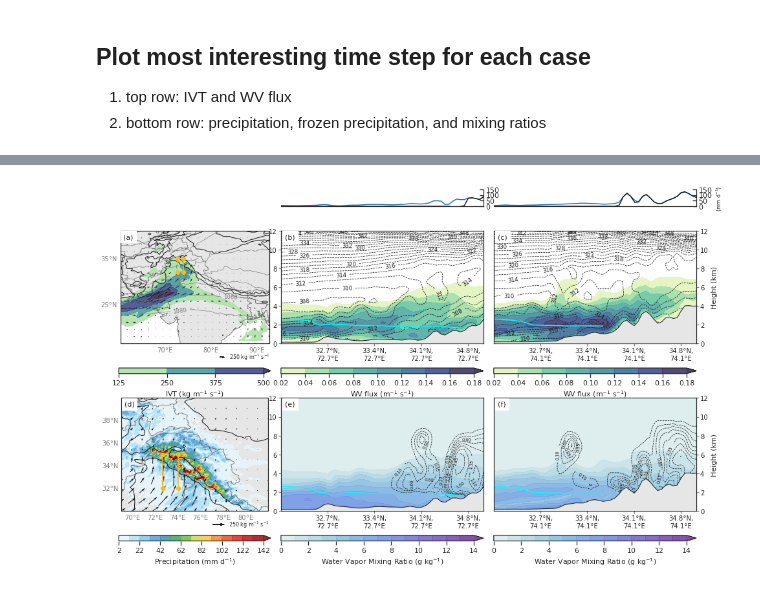
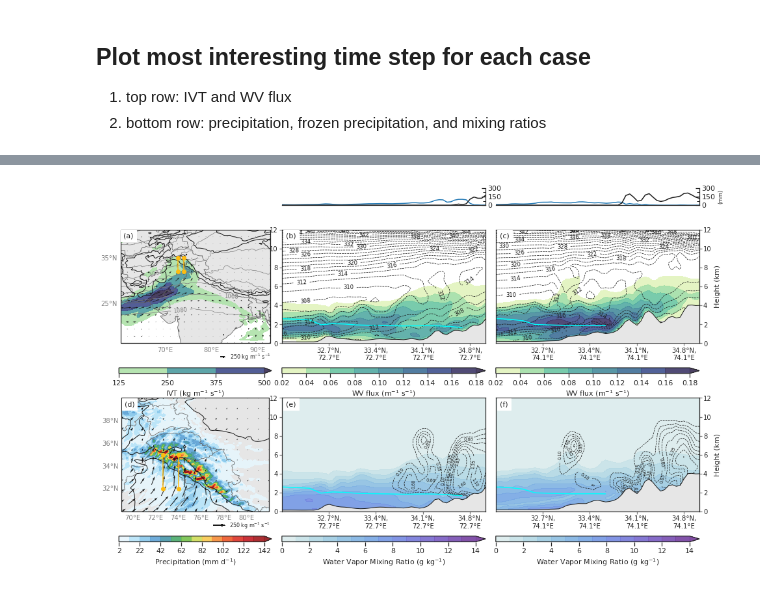
Before and after one commit to dlnash/HMA_AR_freezing_level, a Jupyter notebook: analysis/fig08-09_cross_section_static.ipynb, the cells around one changed output, grey strips where cells are left out. Saved outputs shown, nothing was run; the diff lists cells and outputs as text; code cells hidden in the pictures.

Commit message:
get specific precipitation statistics

```diff
--- a/analysis/fig08-09_cross_section_static.ipynb
+++ b/analysis/fig08-09_cross_section_static.ipynb
@@ -51,7 +51,7 @@ ar_dict = config[arname]
 year = ar_dict['year']
 month = ar_dict['month']
 start_date = ar_dict['start_date']
-end_date = add_days_to_date(ar_dict['end_date'], 1)
+end_date = ar_dict['end_date']
 print(start_date, end_date)
 ar_ID = ar_dict['ar_ID']
 print(ar_ID)
@@ -267,13 +230,18 @@ for i, line in enumerate(newline):
 CoordPair(lat=32.0, lon=72.6625) CoordPair(lat=35.0, lon=72.6625)
 CoordPair(lat=32.0, lon=74.0225) CoordPair(lat=35.0, lon=74.0225)
 # %%
+# merge precip and fraction of frozen precip data
+datalst = [ds_lst[2], ds_lst[4]]
+ds_prec = xr.combine_by_coords(datalst)
+ds_prec = ds_prec.assign(snow_new=lambda ds: ds.prec*ds.sr)
+ds_prec = ds_prec.assign(rain=lambda ds: ds.prec*(1-ds.sr))
+ds_prec = ds_prec.sum('time', skipna=True)
+
 # interpolate precipitation and snow across cross section line
-varlst = ['prec', 'snow', 'z']
-datalst = [ds_lst[2], ds_lst[2], ds_lst[3]]
+datalst = [ds_prec, ds_lst[3]]
 
 final_cross = []
-for i, (var, data) in enumerate(zip(varlst, datalst)):
-    v = data[var]
+for i, data in enumerate(datalst):
     cross = []
     for j, ter in enumerate(terline):
         # get the along AR axis coord_pairs for that timestep
@@ -282,12 +250,11 @@ for i, (var, data) in enumerate(zip(varlst, datalst)):
         xvals = [pair.lon for pair in coord_pairs]
         x = xr.DataArray(xvals, dims="z")
         y = xr.DataArray(yvals, dims="z")
-        cross.append(v.interp(lon=x, lat=y))
+        cross.append(data.interp(lon=x, lat=y))
 
     final_cross.append(cross)
 
 prec_crs = final_cross[0]
-snow_crs = final_cross[1]
-freeze_crs = final_cross[2]
+freeze_crs = final_cross[1]
 # %%
 # prec_crs[0].sel(lat=34.85048, lon=72.667175)
@@ -757,25 +397,28 @@ gs = GridSpec(nrows, ncols, height_ratios=[0.15] + [1, 0.05]*2, width_ratios = [
 ### Precip line plots ###
 #########################
 latlon_lst = [12, 12]
-for j, (prec, snow) in enumerate(zip(prec_crs, snow_crs)):
+for j, prec in enumerate(prec_crs):
     ## Add rain and snow line plot
     ax = fig.add_subplot(gs[0, j+1:j+2])
 
     # WRF Precip
     x = prec.lat.values
-    y = prec.sel(time=dateofinterest_prec).values
-    print('Max line precip:', np.nanmax(y))
+    y = prec.rain.values
     ax.plot(x, y, color='tab:blue')
+    print('Max line rain:', np.nanmax(y))
 
     # WRF SNOW
-    y = snow.sel(time=dateofinterest_prec).values
+    y = prec.snow_new.values
     ax.plot(x, y, color='k')
+    print('Max line snow:', np.nanmax(y))
 
     # some plot parameters to make it look nice
-    ax.set_ylim(0, 150)
-    ax.set_yticks(np.arange(0, 200, 50))
+    ax.set_ylim(0, 300)
+    ax.set_yticks(np.arange(0, 375, 75))
+    ax.yaxis.set_major_locator(plt.MultipleLocator(150))
+    ax.yaxis.set_minor_locator(plt.MultipleLocator(75))
     ax.yaxis.tick_right()
-    ax.tick_params(axis="y",direction="in")
+    ax.tick_params(axis="y",which="both", direction="in")
     ax.spines['top'].set_visible(False)
     ax.spines['right'].set_visible(True)
     ax.spines['left'].set_visible(False)
@@ -789,7 +432,8 @@ for j, (prec, snow) in enumerate(zip(prec_crs, snow_crs)):
     if j > 0:
         ax.yaxis.set_label_position("right")
         ax.yaxis.tick_right()
-        ax.set_ylabel("(mm d$^{-1}$)", fontsize=8)
+        ax.set_ylabel("(mm)", fontsize=8)
+        # ax.yaxis.set_major_locator(plt.MaxNLocator(3))
 
 ################
 ### IVT maps ###
@@ -802,9 +446,11 @@ data = ds_lst[0].sel(time=dateofinterest)
 uvec = data.ivtu.values
 vvec = data.ivtv.values
 ivt = data.ivt.values
+ivtlons = data.lon.values
+ivtlats = data.lat.values
 cflevs = np.arange(125, 510, 125)
 clipcmap = cmocean.tools.crop_by_percent(cmo.deep, 10, which='max', N=None)
-cf = ax.contourf(data.lon.values, data.lat.values, ivt, transform=datacrs,
+cf = ax.contourf(ivtlons, ivtlats, ivt, transform=datacrs,
                  levels=cflevs, cmap=clipcmap, alpha=0.9, extend='max')
 
 # Wind barbs / vectors (IVT)
@@ -869,8 +515,12 @@ for j, cross in enumerate(datalst):
     # ax.quiver(xs[::dw], ys[::dw], cross.ua_cross.values[::dw, ::dw], cross.wa_cross.values[::dw, ::dw]*100)
 
     ## add in freezing level height
-    y = freeze_crs[j].sel(time=dateofinterest).values / 1000. # convert from m to km
+    y = freeze_crs[j].sel(time=dateofinterest).z.values / 1000. # convert from m to km
     freeze_line = ax.plot(xs, y, c='cyan', lw=1.5)
+
+    ## add star to landslide latitude
+    if arname == 'feb2010':
+        ax.plot(cross_idx_lst[j], terline[cross_idx_lst[j]], marker='^', ms=11, mec='k', mfc="None", markeredgewidth=1.75, zorder=101)
 
     # Set the x-ticks to use latitude and longitude labels
     coord_pairs = cross.coords["xy_loc"].values
@@ -910,7 +560,9 @@ ax = fig.add_subplot(gs[3, 0], projection=mapcrs)
 ax = draw_basemap(ax, extent=ext2, xticks=dx2, yticks=dy2, left_lats=True, right_lats=False)
 
 # Contour Filled
-data = ds_lst[2].prec.sel(time=dateofinterest_prec)
+data = ds_lst[2]
+data = data.resample(time="1D").sum('time')
+data = data.prec.sel(time=dateofinterest_prec)
 prec = data.values
 lats = data.lat.values
 lons = data.lon.values
@@ -920,29 +572,6 @@ cflevs = np.arange(2, 152, 10)
 cmap = nclc.cmap('WhiteBlueGreenYellowRed')
 cf = ax.contourf(lons, lats, prec, transform=datacrs,
                  levels=cflevs, cmap=cmap, alpha=0.9, extend='max')
-
-# # Contour Lines (fraction of frozen precipitation)
-# sr = ds_lst[4].sr.sel(time=dateofinterest).values
-# sr_sm = gaussian_filter(sr, sigma=1.5)
-# srlats = ds_lst[4].lat.values
-# srlons = ds_lst[4].lon.values
-# srclevs=np.array([0.5, 1])
-# cs = ax.contour(srlons, srlats, sr_sm, srclevs, colors='#79cbac', linewidths=1.2,
-#                 linestyles='solid', transform=datacrs)
-# kw_clabels = {'fontsize': 6.5, 'inline': True, 'inline_spacing': 5, 'fmt': '%.1f',
-#                   'rightside_up': True, 'use_clabeltext': True}
-# plt.clabel(cs, **kw_clabels)
-
-# # Contour Lines (IVT)
-# # ivt = ds_lst[0].ivt.isel(time=k).values
-# # ivt_sm = gaussian_filter(ivt, sigma=1.5)
-# uvec = ds_lst[0].ivtu.sel(time=dateofinterest).values
-# vvec = ds_lst[0].ivtv.sel(time=dateofinterest).values
-# ivtlats = ds_lst[0].lat.values
-# ivtlons = ds_lst[0].lon.values
-# ivtclevs=np.array([125, 250, 375, 500])
-# # cl = ax.contour(ivtlons, ivtlats, ivt_sm, ivtclevs, colors='#3f396c', linewidths=0.75,
-# #                 linestyles='dashed', transform=datacrs)
 
 # Wind barbs / vectors (IVT)
 Q = ax.quiver(ivtlons, ivtlats, uvec, vvec, transform=datacrs,
@@ -998,7 +627,7 @@ for j, cross in enumerate(datalst):
     cf = ax.contourf(xs, ys, rv_gkg, levels=cflevs, cmap=clipcmap, alpha=0.9, extend='max', zorder=-1)
 
     ## add in freezing level height
-    y = freeze_crs[j].sel(time=dateofinterest).values / 1000. # convert from m to km
+    y = freeze_crs[j].sel(time=dateofinterest).z.values/1000. # convert from m to km
     freeze_line = ax.plot(xs, y, c='cyan', lw=1.5)
 
     ## add star to landslide latitude
@@ -1046,4 +677,4 @@ Max line precip: 126.112305
 Precipitation min/max (mm) 0.0 179.4082
 Ice mixing ratio min/max 0.0 1.9943148
 Ice mixing ratio min/max 0.0 2.1019497
-[figure, old version]
+[figure, new version]
```
Also changed, not shown: parts of 12 cells of this notebook, 6 other files.
